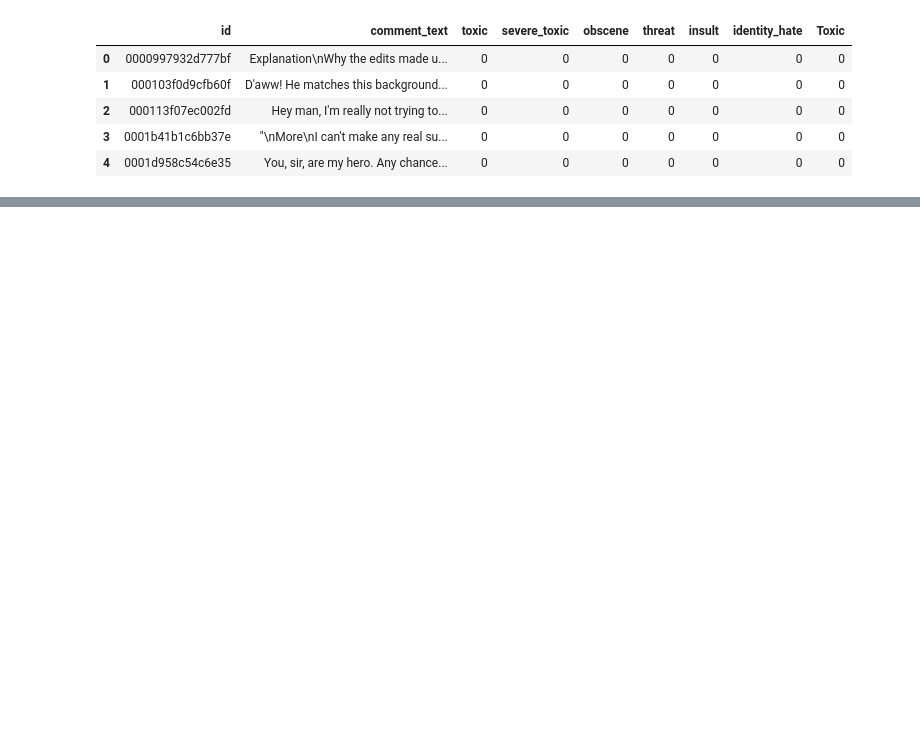
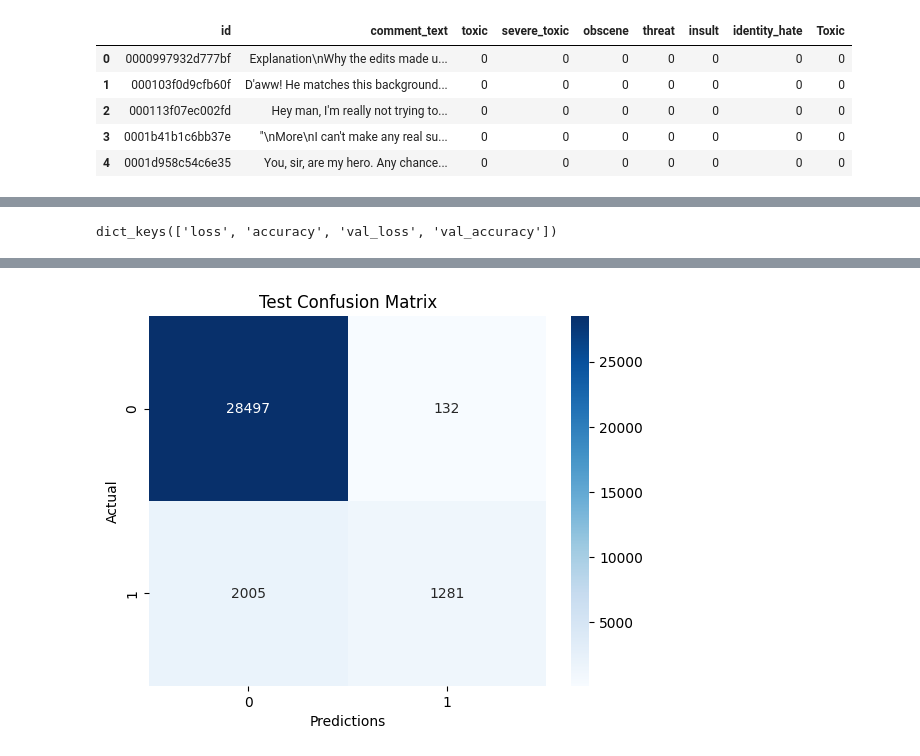
Before and after one commit to slowings/NLP_identifying_trolls, a Jupyter notebook: NLP_identifying_trolls.ipynb, the cells around one changed output, grey strips where cells are left out. Drawn from its saved outputs; the diff is of its cells as text; code cells hidden in the pictures; blank space fills up the shorter version.

```diff
--- a/NLP_identifying_trolls.ipynb
+++ b/NLP_identifying_trolls.ipynb
@@ -845,0 +495,5 @@ multi_trainer.train()
+# %%
+tokenizer = Tokenizer(num_words = vocab_size,
+                      char_level = False,
+                      oov_token = oov_tok)
+tokenizer.fit_on_texts(x_train)
@@ -845,0 +542,28 @@ multi_trainer.train()
+# %%
+# Define parameters
+vocab_size = 5000
+embedding_dim = 16
+drop_value = 0.2
+n_dense = 24
+# Define Dense Model Architecture
+model = Sequential()
+model.add(Embedding(vocab_size,
+                    embedding_dim,
+                    input_length = max_len))
+model.add(GlobalAveragePooling1D())
+model.add(Dense(24, activation='relu'))
+model.add(Dropout(drop_value))
+model.add(Dense(1, activation='sigmoid'))
+# %%
+# compile model
+model.compile(loss = 'binary_crossentropy', optimizer = 'adam' , metrics = ['accuracy'])
+# %%
+# fit model
+num_epochs = 6
+early_stop = EarlyStopping(monitor='val_loss', patience=3)
+history = model.fit(training_padded,
+                    y_train,
+                    epochs=num_epochs,
+                    validation_data=(testing_padded, y_test),
+                    callbacks =[early_stop],
+                    verbose=2)
@@ -845,0 +583,19 @@ multi_trainer.train()
+# %%
+# get model metrics keys
+history_dict= history.history
+history_dict.keys()
+# %% [output]
+dict_keys(['loss', 'accuracy', 'val_loss', 'val_accuracy'])
+# %%
+# plot test confusion matrix
+y_hat_test = model.predict(testing_padded)
+thresh = 0.5
+y_pred = (y_hat_test > thresh).astype(int)
+y_true = y_test.astype(int)
+cm = confusion_matrix(y_true, y_pred)
+sns.heatmap(cm, annot=True, cmap='Blues', fmt='0.5g')
+plt.xlabel('Predictions')
+plt.ylabel('Actual')
+plt.title('Test Confusion Matrix')
+plt.show()
+# %% [output]
@@ -845,0 +603 @@ multi_trainer.train()
+[figure, added]
```
Also changed, not shown: parts of 68 cells of this notebook.
